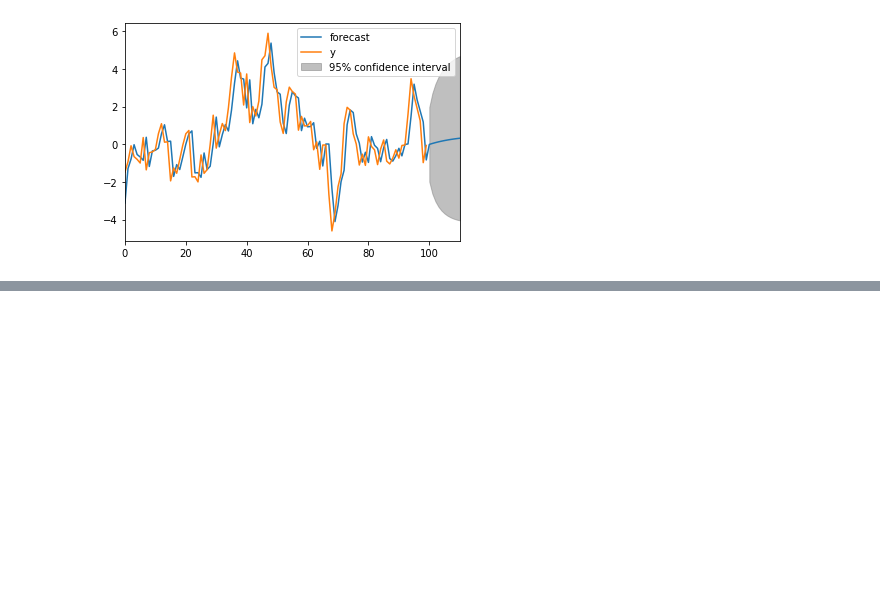
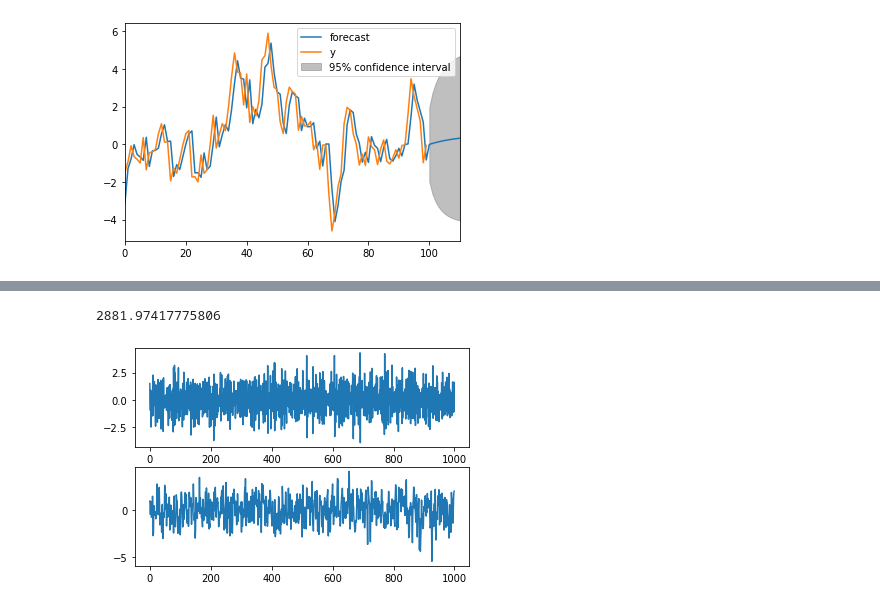
Before and after one commit to RaRhAeu/Time-Series-Analysis, a Jupyter notebook: TSA_snippets.ipynb, the cells around one changed output, grey strips where cells are left out. Saved outputs shown, nothing was run; the diff lists cells and outputs as text; code cells hidden in the pictures; blank space fills up the shorter version.

```diff
--- a/TSA_snippets.ipynb
+++ b/TSA_snippets.ipynb
@@ -117,0 +125,38 @@ plt.show()
+# %%
+# Fitting AR Model
+from statsmodels.tsa.arima_model import ARMA
+mod = ARMA(simulated_data, order=(1,0))
+result = mod.fit()
+# Get summary
+result.summary()
+# Just parameters
+result.params
+# Get the AIC and BIC
+result.aic
+result.bic
+# %% [output]
+2881.97417775806
+# %%
+# MA - Moving Average
+# Simulating MA(1) Time Series
+from statsmodels.tsa.arima_process import ArmaProcess
+
+# Plot 1: MA parameter = -0.9
+plt.subplot(2,1,1)
+ar1 = np.array([1])
+ma1 = np.array([1, -0.9])
+MA_object1 = ArmaProcess(ar1, ma1)
+simulated_data_1 = MA_object1.generate_sample(nsample=1000)
+plt.plot(simulated_data_1)
+
+# Plot 2: MA parameter = +0.9
+plt.subplot(2,1,2)
+ar2 = np.array([1])
+ma2 = np.array([1, 0.9])
+MA_object2 = ArmaProcess(ar2, ma2)
+simulated_data_2 = MA_object2.generate_sample(nsample=1000)
+plt.plot(simulated_data_2)
+
+plt.show()
+# %% [output]
+[figure, added]
```
Also changed, not shown: parts of 9 cells of this notebook.
